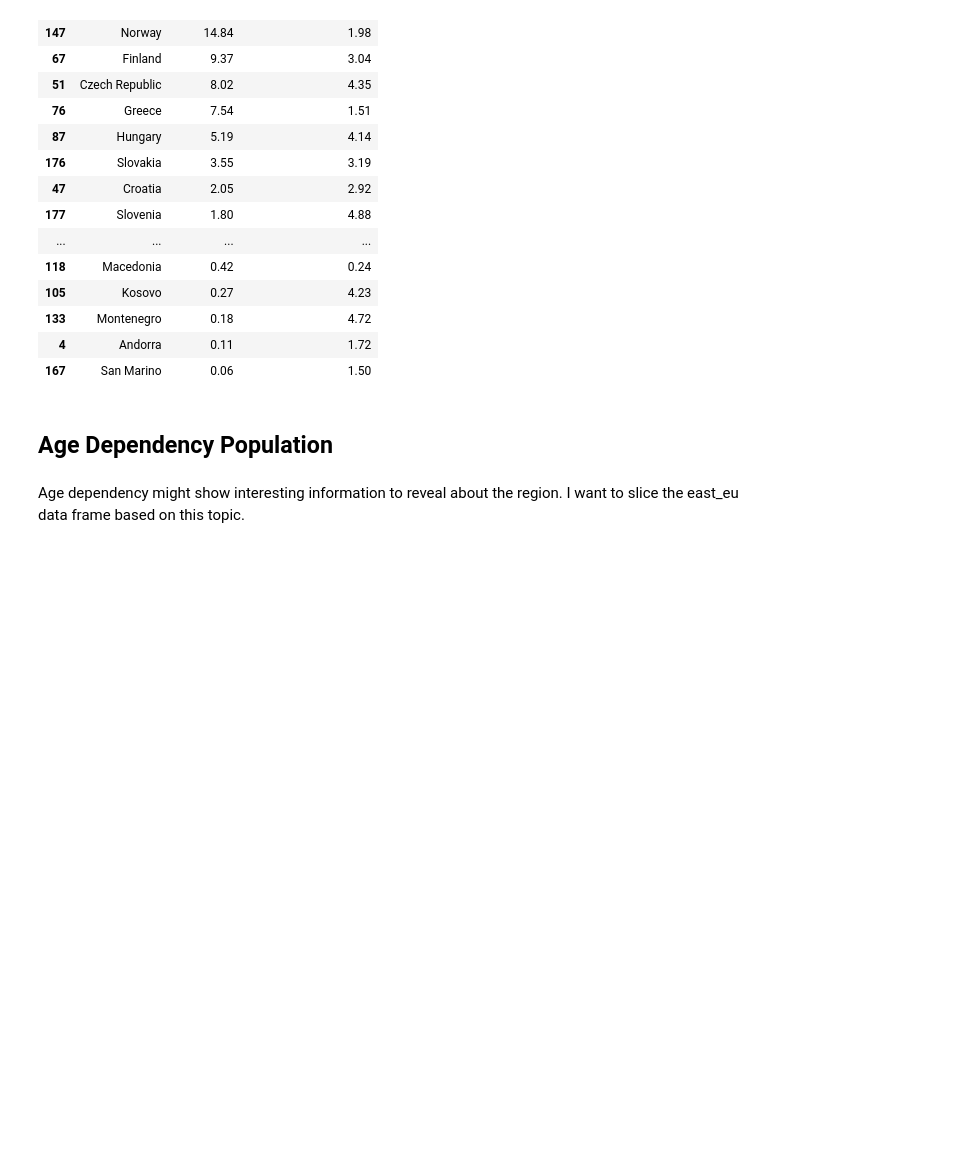
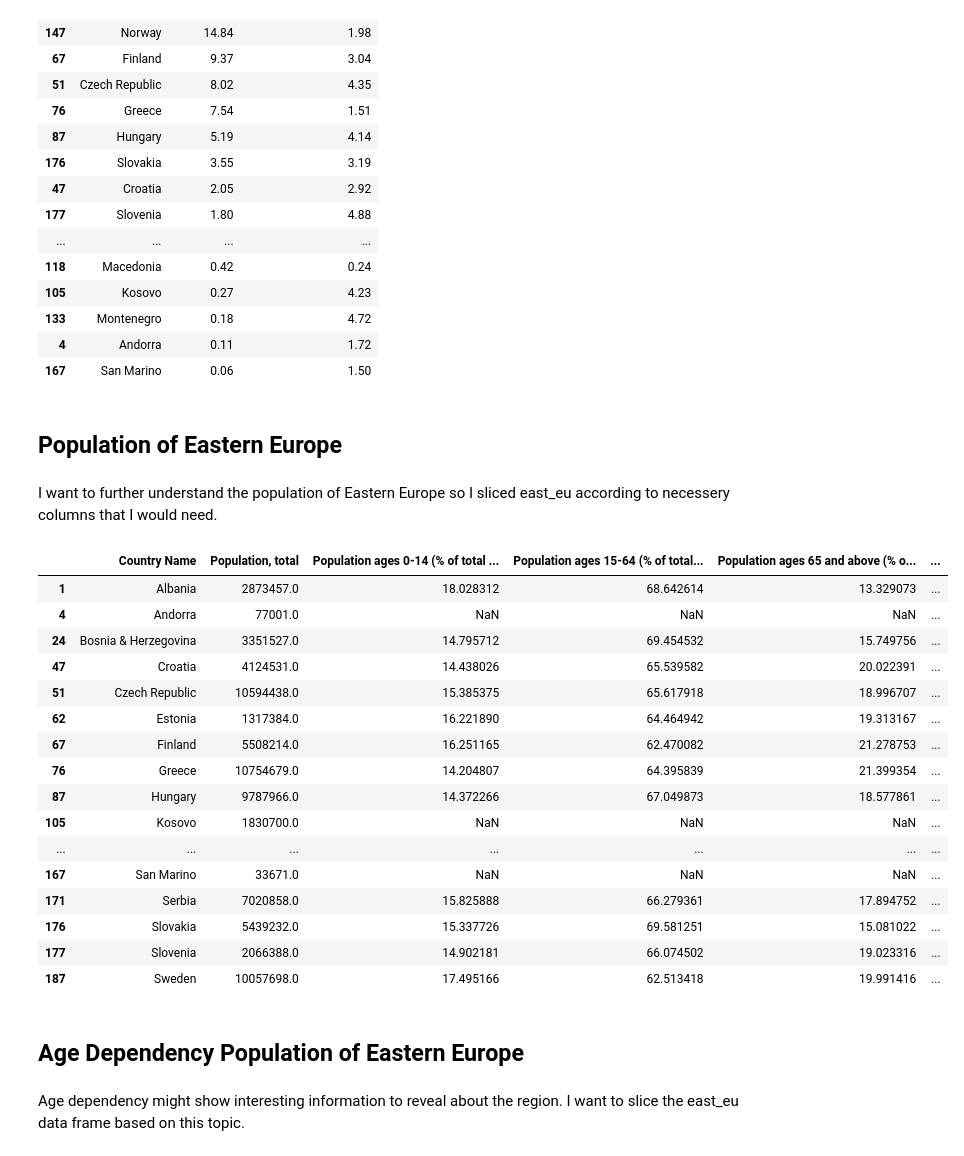
Before and after one commit to isidorachavez/Eastern-Europe-Analysis, a Jupyter notebook: Isidora Chavez_Eastern Europe_GH.ipynb, the cells around one changed output. Cells and saved outputs as stored; diff of their text form; code cells hidden in the pictures; blank space fills up the shorter version.

```diff
--- a/Isidora Chavez_Eastern Europe_GH.ipynb
+++ b/Isidora Chavez_Eastern Europe_GH.ipynb
@@ -246,8 +246,40 @@ GDP_share_growth.round(2)
 | 133 | Montenegro | 0.18 | 4.72 |
 | 4 | Andorra | 0.11 | 1.72 |
 | 167 | San Marino | 0.06 | 1.50 |
+# %% [markdown]
+## Population of Eastern Europe
+# %% [markdown]
+I want to further understand the population of Eastern Europe so I sliced east_eu according to necessery columns that I would need.
+# %%
+#Slicing of Eastern Europe data frame for columns only concerned with population
+population = east_eu.loc[:,['Country Name','Population, total',
+                            'Population ages 0-14 (% of total population)',
+                            'Population ages 15-64 (% of total population)',
+                            'Population ages 65 and above (% of total population)',
+                           'Population growth (annual %)',
+                           'Population, female',
+                           'Population, male']]
+population
+# %% [output]
+|  | Country Name | Population, total | Population ages 0-14 (% of total ... | Population ages 15-64 (% of total... | Population ages 65 and above (% o... | ... |
+| 1 | Albania | 2873457.0 | 18.028312 | 68.642614 | 13.329073 | ... |
+| 4 | Andorra | 77001.0 | NaN | NaN | NaN | ... |
+| 24 | Bosnia & Herzegovina | 3351527.0 | 14.795712 | 69.454532 | 15.749756 | ... |
+| 47 | Croatia | 4124531.0 | 14.438026 | 65.539582 | 20.022391 | ... |
+| 51 | Czech Republic | 10594438.0 | 15.385375 | 65.617918 | 18.996707 | ... |
+| 62 | Estonia | 1317384.0 | 16.221890 | 64.464942 | 19.313167 | ... |
+| 67 | Finland | 5508214.0 | 16.251165 | 62.470082 | 21.278753 | ... |
+| 76 | Greece | 10754679.0 | 14.204807 | 64.395839 | 21.399354 | ... |
+| 87 | Hungary | 9787966.0 | 14.372266 | 67.049873 | 18.577861 | ... |
+| 105 | Kosovo | 1830700.0 | NaN | NaN | NaN | ... |
+| ... | ... | ... | ... | ... | ... | ... |
+| 167 | San Marino | 33671.0 | NaN | NaN | NaN | ... |
+| 171 | Serbia | 7020858.0 | 15.825888 | 66.279361 | 17.894752 | ... |
+| 176 | Slovakia | 5439232.0 | 15.337726 | 69.581251 | 15.081022 | ... |
+| 177 | Slovenia | 2066388.0 | 14.902181 | 66.074502 | 19.023316 | ... |
+| 187 | Sweden | 10057698.0 | 17.495166 | 62.513418 | 19.991416 | ... |
 # %% [markdown]
-## Age Dependency Population
+## Age Dependency Population of Eastern Europe
 # %% [markdown]
 Age dependency might show interesting information to reveal about the region. I want to slice the east_eu data frame based on this topic.
 # %%
```
Also changed, not shown: parts of 1 cell of this notebook.
